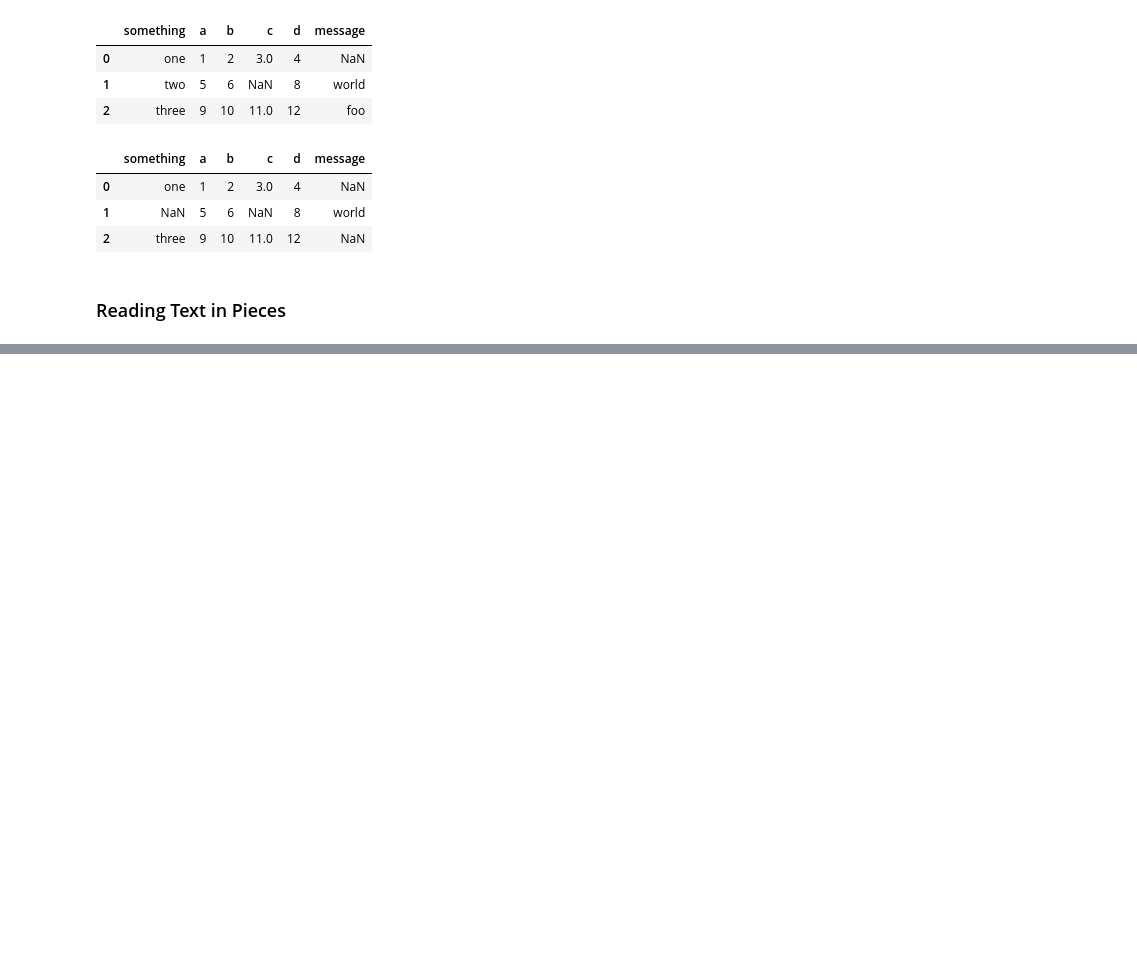
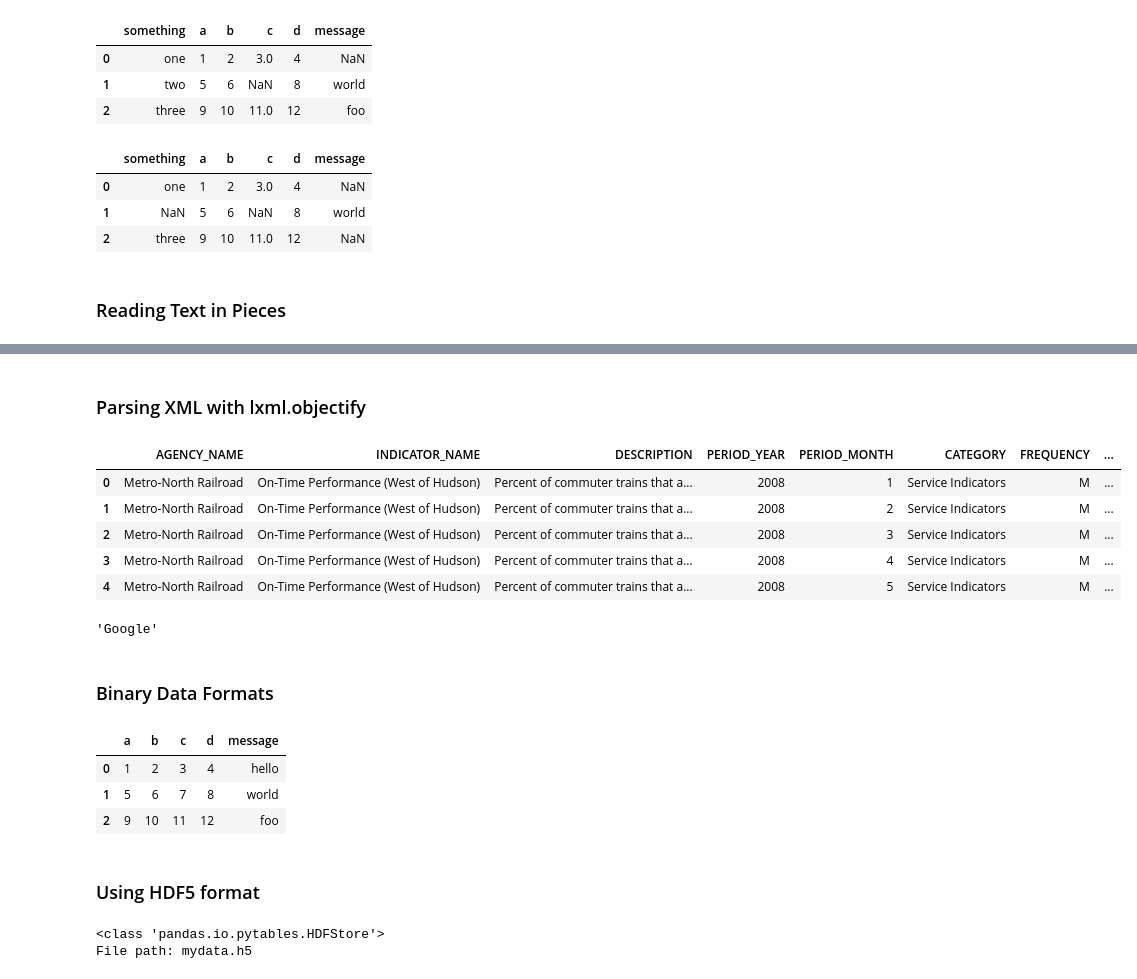
Before and after one commit to netager/Quick_Ref, a Jupyter notebook: data_analysis/Pandas/pandas_basic.ipynb, the cells around one changed output, grey strips where cells are left out. Cells and saved outputs as stored; diff of their text form; code cells hidden in the pictures; blank space fills up the shorter version.

Commit message:
20211006 Home Review Python for Data Analysis

```diff
--- a/data_analysis/Pandas/pandas_basic.ipynb
+++ b/data_analysis/Pandas/pandas_basic.ipynb
@@ -618,0 +802,31 @@ df_2
+# %% [markdown]
+### Parsing XML with lxml.objectify
+# %%
+from lxml import objectify
+
+path = 'datasets/mta_perf/Performance_MNR.xml'
+parsed = objectify.parse(open(path))
+root = parsed.getroot()
+# %%
+data = []
+
+skip_fields = ['PARENT_SEQ', 'INDICATOR_SEQ',
+               'DESIRED_CHANGE', 'DECIMAL_PLACES']
+
+for elt in root.INDICATOR:
+    el_data = {}
+    for child in elt.getchildren():
+        if child.tag in skip_fields:
+            continue
+        el_data[child.tag] = child.pyval
+    data.append(el_data)
+# %%
+perf = pd.DataFrame(data)
+perf.head()
+# %% [output]
+|  | AGENCY_NAME | INDICATOR_NAME | DESCRIPTION | PERIOD_YEAR | PERIOD_MONTH | CATEGORY | FREQUENCY | ... |
+| 0 | Metro-North Railroad | On-Time Performance (West of Hudson) | Percent of commuter trains that a... | 2008 | 1 | Service Indicators | M | ... |
+| 1 | Metro-North Railroad | On-Time Performance (West of Hudson) | Percent of commuter trains that a... | 2008 | 2 | Service Indicators | M | ... |
+| 2 | Metro-North Railroad | On-Time Performance (West of Hudson) | Percent of commuter trains that a... | 2008 | 3 | Service Indicators | M | ... |
+| 3 | Metro-North Railroad | On-Time Performance (West of Hudson) | Percent of commuter trains that a... | 2008 | 4 | Service Indicators | M | ... |
+| 4 | Metro-North Railroad | On-Time Performance (West of Hudson) | Percent of commuter trains that a... | 2008 | 5 | Service Indicators | M | ... |
@@ -618,0 +837,30 @@ df_2
+# %%
+root
+root.get('href')
+root.text
+# %% [output]
+'Google'
+# %% [markdown]
+### Binary Data Formats
+# %%
+frame = pd.read_csv('examples/ex1.csv')
+frame
+frame.to_pickle('examples/frame_pickle')
+
+pd.read_pickle('examples/frame_pickle')
+# %% [output]
+|  | a | b | c | d | message |
+| 0 | 1 | 2 | 3 | 4 | hello |
+| 1 | 5 | 6 | 7 | 8 | world |
+| 2 | 9 | 10 | 11 | 12 | foo |
+# %% [markdown]
+### Using HDF5 format
+# %%
+frame = pd.DataFrame({'a': np.random.randn(100)})
+store = pd.HDFStore('mydata.h5')
+store['obj1'] = frame
+store['obj1_col'] = frame['a']
+store
+# %% [output]
+<class 'pandas.io.pytables.HDFStore'>
+File path: mydata.h5
```
Also changed, not shown: parts of 41 cells of this notebook, 8 other files.
